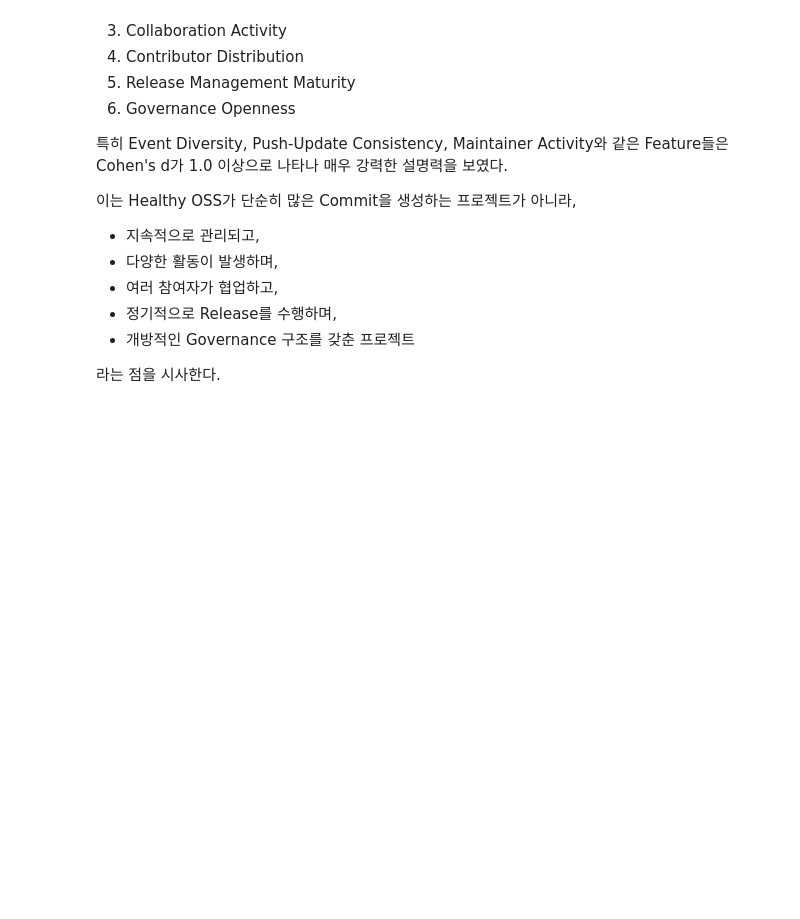
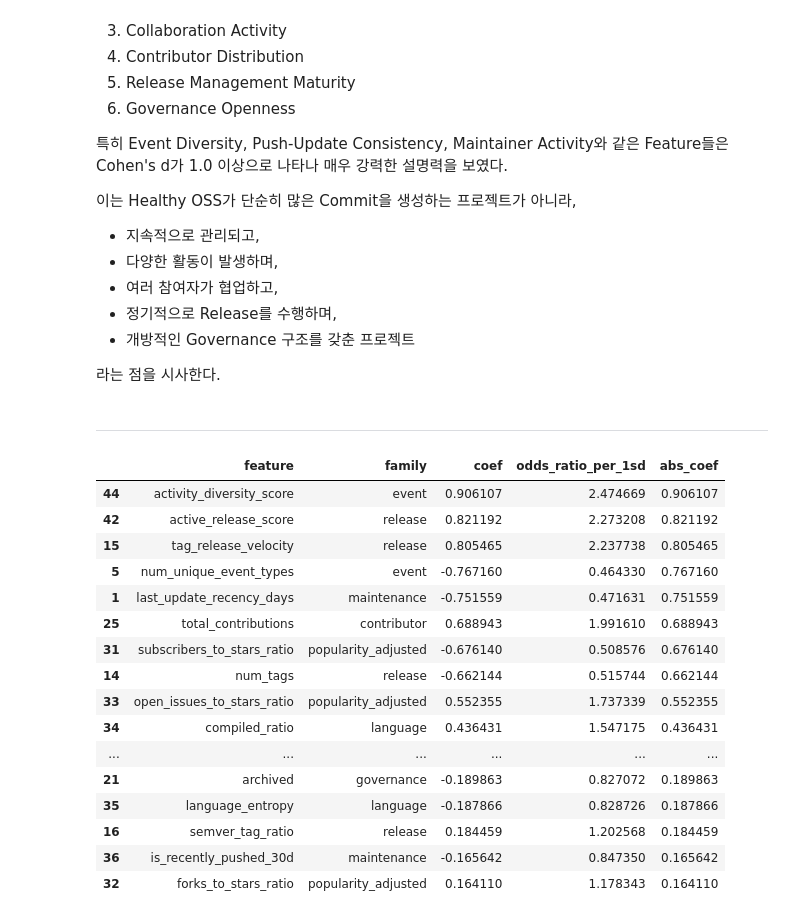
Before and after one commit to OpenSource-2026/oss-health-data, a Jupyter notebook: src/1_FEATURE.ipynb, the cells around one changed output. Saved outputs shown, nothing was run; the diff lists cells and outputs as text; code cells hidden in the pictures; blank space fills up the shorter version.

Commit message:
feat: add linear/nonlinear analysis

```diff
--- a/src/1_FEATURE.ipynb
+++ b/src/1_FEATURE.ipynb
@@ -2312,6 +2312,8 @@ memory usage: 257.4 KB
 # %%
 # df.to_parquet("addFeature.parquet")
 # %%
+eps = 1e-9
+
 target_col = "label"
 
 df_fe = df.copy()
@@ -3005,3 +2987,66 @@ Healthy Repository는
 - 개방적인 Governance 구조를 갖춘 프로젝트
 
 라는 점을 시사한다.
+# %% [markdown]
+---
+# %%
+from sklearn.model_selection import train_test_split
+from sklearn.pipeline import Pipeline
+from sklearn.impute import SimpleImputer
+from sklearn.preprocessing import StandardScaler
+from sklearn.linear_model import LogisticRegression
+
+X = final_dataset[final_features]
+y = final_dataset[target_col].astype(int)
+
+X_train, X_test, y_train, y_test = train_test_split(
+    X,
+    y,
+    test_size=0.2,
+    random_state=42,
+    stratify=y
+)
+
+linear_model = Pipeline([
+    ("imputer", SimpleImputer(strategy="median")),
+    ("scaler", StandardScaler()),
+    ("model", LogisticRegression(
+        max_iter=5000,
+        class_weight="balanced",
+        random_state=42
+    ))
+])
+
+linear_model.fit(X_train, y_train)
+linear_coef = linear_model.named_steps["model"].coef_[0]
+
+linear_result = pd.DataFrame({
+    "feature": final_features,
+    "family": [feature_family.get(col, "other") for col in final_features],
+    "coef": linear_coef,
+    "odds_ratio_per_1sd": np.exp(linear_coef),
+    "abs_coef": np.abs(linear_coef),
+})
+
+linear_result.sort_values(
+    "abs_coef",
+    ascending=False
+).head(30)
+# %% [output]
+|  | feature | family | coef | odds_ratio_per_1sd | abs_coef |
+| 44 | activity_diversity_score | event | 0.906107 | 2.474669 | 0.906107 |
+| 42 | active_release_score | release | 0.821192 | 2.273208 | 0.821192 |
+| 15 | tag_release_velocity | release | 0.805465 | 2.237738 | 0.805465 |
+| 5 | num_unique_event_types | event | -0.767160 | 0.464330 | 0.767160 |
+| 1 | last_update_recency_days | maintenance | -0.751559 | 0.471631 | 0.751559 |
+| 25 | total_contributions | contributor | 0.688943 | 1.991610 | 0.688943 |
+| 31 | subscribers_to_stars_ratio | popularity_adjusted | -0.676140 | 0.508576 | 0.676140 |
+| 14 | num_tags | release | -0.662144 | 0.515744 | 0.662144 |
+| 33 | open_issues_to_stars_ratio | popularity_adjusted | 0.552355 | 1.737339 | 0.552355 |
+| 34 | compiled_ratio | language | 0.436431 | 1.547175 | 0.436431 |
+| ... | ... | ... | ... | ... | ... |
+| 21 | archived | governance | -0.189863 | 0.827072 | 0.189863 |
+| 35 | language_entropy | language | -0.187866 | 0.828726 | 0.187866 |
+| 16 | semver_tag_ratio | release | 0.184459 | 1.202568 | 0.184459 |
+| 36 | is_recently_pushed_30d | maintenance | -0.165642 | 0.847350 | 0.165642 |
+| 32 | forks_to_stars_ratio | popularity_adjusted | 0.164110 | 1.178343 | 0.164110 |
```
Also changed, not shown: parts of 7 cells of this notebook.
